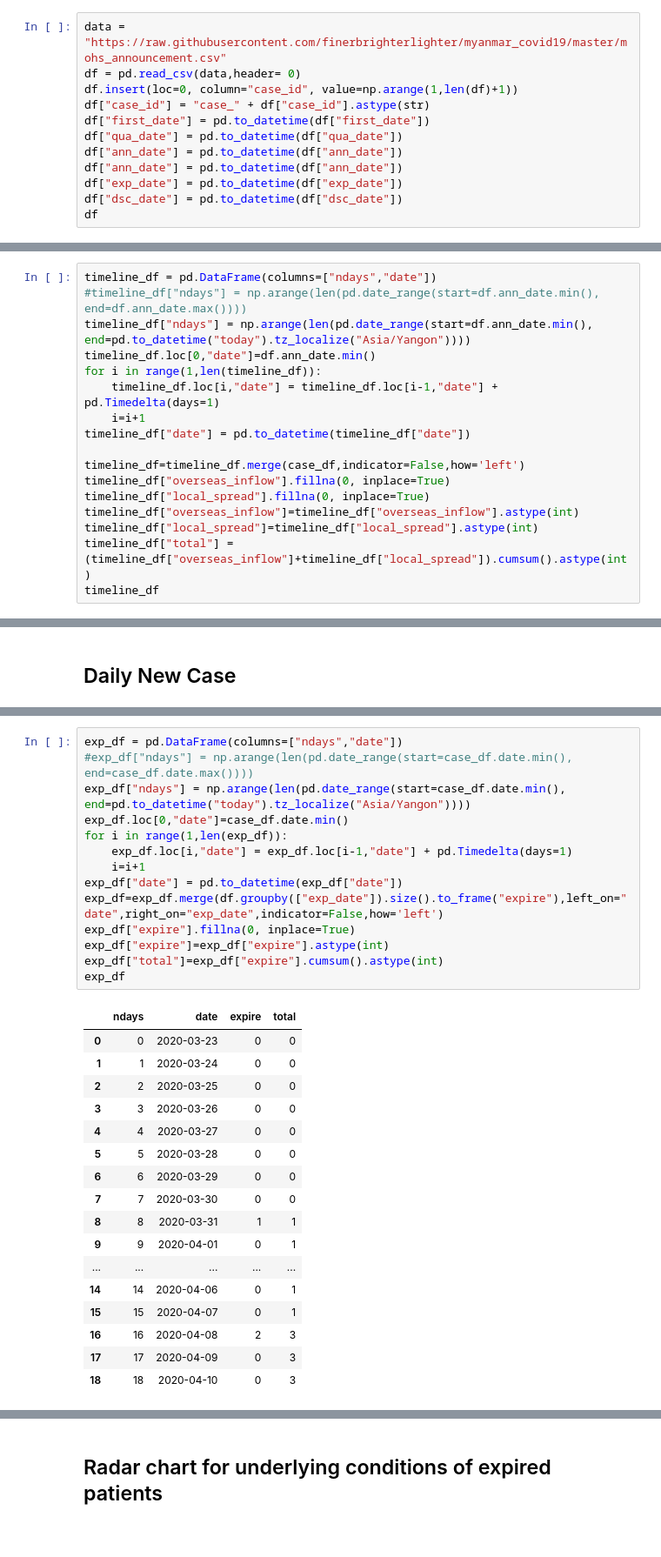
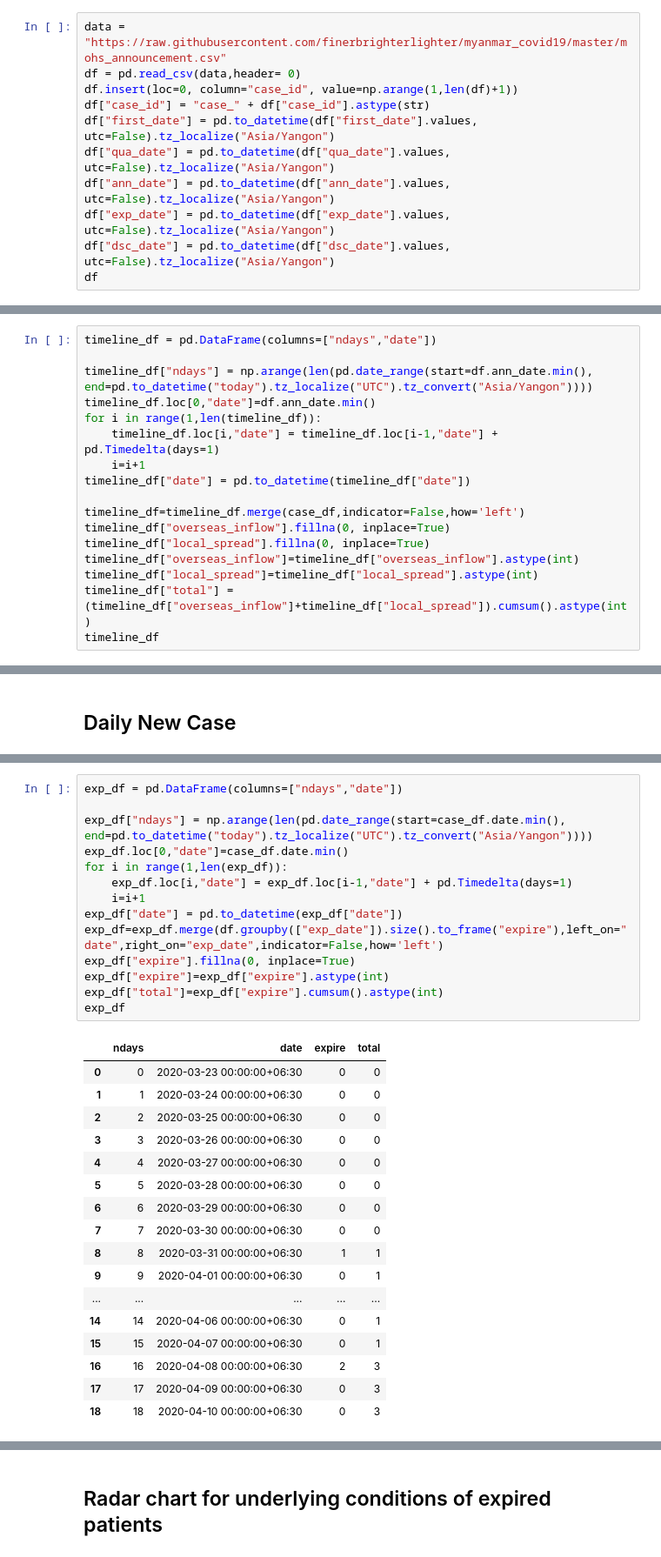
Before and after one commit to finerbrighterlighter/myanmar_covid19, a Jupyter notebook: exponential_growth.ipynb, the cells around one changed output, grey strips where cells are left out. Shown at 87% size. Saved outputs shown, nothing was run; the diff lists cells and outputs as text.

```diff
--- a/exponential_growth.ipynb
+++ b/exponential_growth.ipynb
@@ -22,12 +22,11 @@ data = "https://raw.githubusercontent.com/finerbrighterlighter/myanmar_covid19/m
 df = pd.read_csv(data,header= 0)
 df.insert(loc=0, column="case_id", value=np.arange(1,len(df)+1))
 df["case_id"] = "case_" + df["case_id"].astype(str)
-df["first_date"] = pd.to_datetime(df["first_date"])
-df["qua_date"] = pd.to_datetime(df["qua_date"])
-df["ann_date"] = pd.to_datetime(df["ann_date"])
-df["ann_date"] = pd.to_datetime(df["ann_date"])
-df["exp_date"] = pd.to_datetime(df["exp_date"])
-df["dsc_date"] = pd.to_datetime(df["dsc_date"])
+df["first_date"] = pd.to_datetime(df["first_date"].values, utc=False).tz_localize("Asia/Yangon")
+df["qua_date"] = pd.to_datetime(df["qua_date"].values, utc=False).tz_localize("Asia/Yangon")
+df["ann_date"] = pd.to_datetime(df["ann_date"].values, utc=False).tz_localize("Asia/Yangon")
+df["exp_date"] = pd.to_datetime(df["exp_date"].values, utc=False).tz_localize("Asia/Yangon")
+df["dsc_date"] = pd.to_datetime(df["dsc_date"].values, utc=False).tz_localize("Asia/Yangon")
 df
 # %% [output]
 |  | case_id | age | sex | travel | region | first_date | qua_date | ann_date | exp_date | dsc_date |
@@ -86,7 +85,7 @@ case_df
 # %%
 timeline_df = pd.DataFrame(columns=["ndays","date"])
-#timeline_df["ndays"] = np.arange(len(pd.date_range(start=df.ann_date.min(), end=df.ann_date.max())))
-timeline_df["ndays"] = np.arange(len(pd.date_range(start=df.ann_date.min(), end=pd.to_datetime("today").tz_localize("Asia/Yangon"))))
+
+timeline_df["ndays"] = np.arange(len(pd.date_range(start=df.ann_date.min(), end=pd.to_datetime("today").tz_localize("UTC").tz_convert("Asia/Yangon"))))
 timeline_df.loc[0,"date"]=df.ann_date.min()
 for i in range(1,len(timeline_df)):
     timeline_df.loc[i,"date"] = timeline_df.loc[i-1,"date"] + pd.Timedelta(days=1)
@@ -170,36 +169,36 @@ files.download(new_cases)
 [figure]
 # %%
 exp_df = pd.DataFrame(columns=["ndays","date"])
-#exp_df["ndays"] = np.arange(len(pd.date_range(start=case_df.date.min(), end=case_df.date.max())))
-exp_df["ndays"] = np.arange(len(pd.date_range(start=case_df.date.min(), end=pd.to_datetime("today").tz_localize("Asia/Yangon"))))
+
+exp_df["ndays"] = np.arange(len(pd.date_range(start=case_df.date.min(), end=pd.to_datetime("today").tz_localize("UTC").tz_convert("Asia/Yangon"))))
 exp_df.loc[0,"date"]=case_df.date.min()
 for i in range(1,len(exp_df)):
     exp_df.loc[i,"date"] = exp_df.loc[i-1,"date"] + pd.Timedelta(days=1)
     i=i+1
 exp_df["date"] = pd.to_datetime(exp_df["date"])
 exp_df=exp_df.merge(df.groupby(["exp_date"]).size().to_frame("expire"),left_on="date",right_on="exp_date",indicator=False,how='left')
 exp_df["expire"].fillna(0, inplace=True)
 exp_df["expire"]=exp_df["expire"].astype(int)
 exp_df["total"]=exp_df["expire"].cumsum().astype(int)
 exp_df
 # %% [output]
 |  | ndays | date | expire | total |
-| 0 | 0 | 2020-03-23 | 0 | 0 |
-| 1 | 1 | 2020-03-24 | 0 | 0 |
-| 2 | 2 | 2020-03-25 | 0 | 0 |
-| 3 | 3 | 2020-03-26 | 0 | 0 |
-| 4 | 4 | 2020-03-27 | 0 | 0 |
-| 5 | 5 | 2020-03-28 | 0 | 0 |
-| 6 | 6 | 2020-03-29 | 0 | 0 |
-| 7 | 7 | 2020-03-30 | 0 | 0 |
-| 8 | 8 | 2020-03-31 | 1 | 1 |
-| 9 | 9 | 2020-04-01 | 0 | 1 |
+| 0 | 0 | 2020-03-23 00:00:00+06:30 | 0 | 0 |
+| 1 | 1 | 2020-03-24 00:00:00+06:30 | 0 | 0 |
+| 2 | 2 | 2020-03-25 00:00:00+06:30 | 0 | 0 |
+| 3 | 3 | 2020-03-26 00:00:00+06:30 | 0 | 0 |
+| 4 | 4 | 2020-03-27 00:00:00+06:30 | 0 | 0 |
+| 5 | 5 | 2020-03-28 00:00:00+06:30 | 0 | 0 |
+| 6 | 6 | 2020-03-29 00:00:00+06:30 | 0 | 0 |
+| 7 | 7 | 2020-03-30 00:00:00+06:30 | 0 | 0 |
+| 8 | 8 | 2020-03-31 00:00:00+06:30 | 1 | 1 |
+| 9 | 9 | 2020-04-01 00:00:00+06:30 | 0 | 1 |
 | ... | ... | ... | ... | ... |
-| 14 | 14 | 2020-04-06 | 0 | 1 |
-| 15 | 15 | 2020-04-07 | 0 | 1 |
-| 16 | 16 | 2020-04-08 | 2 | 3 |
-| 17 | 17 | 2020-04-09 | 0 | 3 |
-| 18 | 18 | 2020-04-10 | 0 | 3 |
+| 14 | 14 | 2020-04-06 00:00:00+06:30 | 0 | 1 |
+| 15 | 15 | 2020-04-07 00:00:00+06:30 | 0 | 1 |
+| 16 | 16 | 2020-04-08 00:00:00+06:30 | 2 | 3 |
+| 17 | 17 | 2020-04-09 00:00:00+06:30 | 0 | 3 |
+| 18 | 18 | 2020-04-10 00:00:00+06:30 | 0 | 3 |
 # %%
 fig, ax = plt.subplots()
 ax.grid(linestyle=':', linewidth='0.5', color='silver')
```
Also changed, not shown: parts of 21 cells of this notebook.
